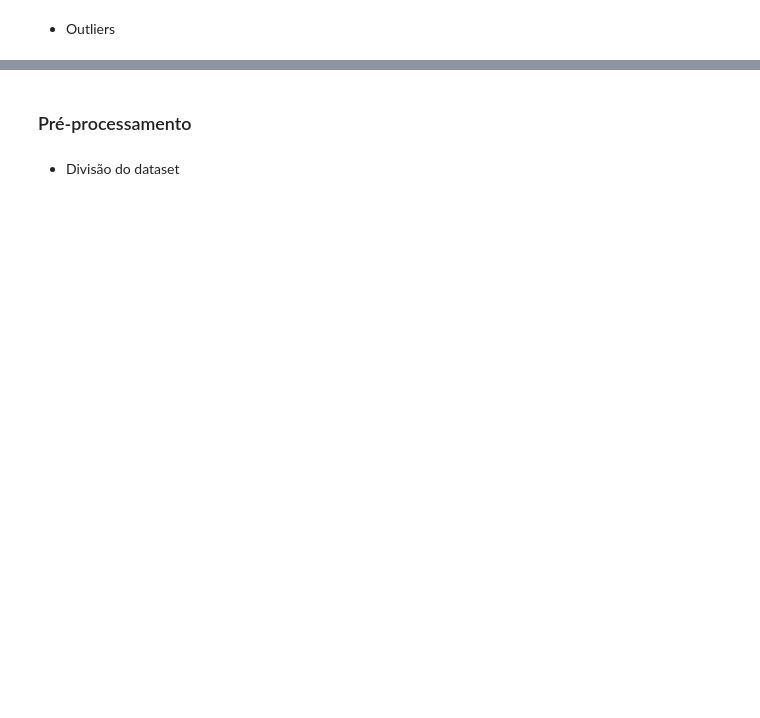
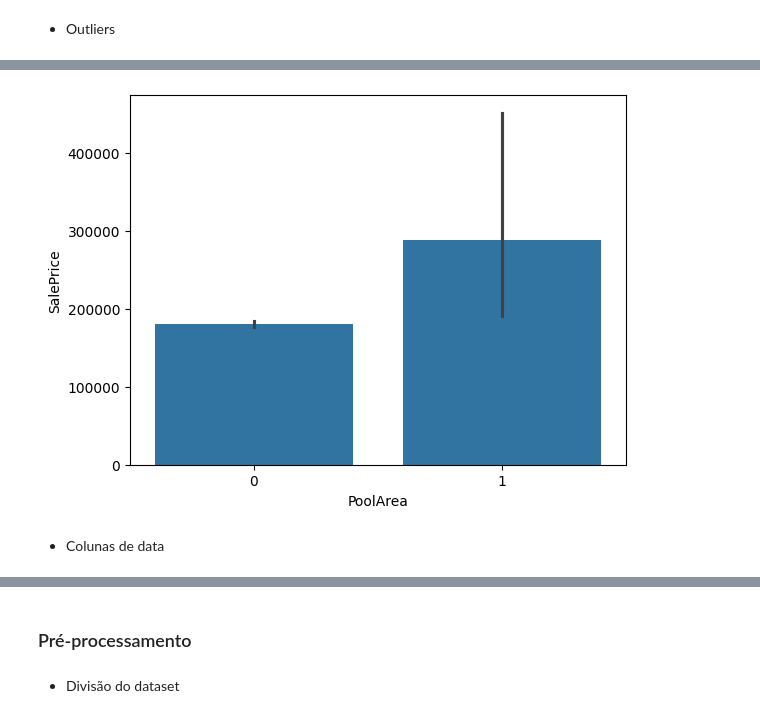
Before and after one commit to FranciscoPGuimaraes/house-prices-advanced-regression-techniques, a Jupyter notebook: notebook.ipynb, the cells around one changed output, grey strips where cells are left out. Saved outputs shown, nothing was run; the diff lists cells and outputs as text; code cells hidden in the pictures; blank space fills up the shorter version.

```diff
--- a/notebook.ipynb
+++ b/notebook.ipynb
@@ -218,0 +215,7 @@ As colunas ScreenPorch e EnclosedPorch tem na maioria valores nulos, para melhor
+# %%
+sns.barplot(houses, x="PoolArea", y="SalePrice")
+plt.show()
+# %% [output]
+[figure, added]
+# %% [markdown]
+- Colunas de data
```
Also changed, not shown: parts of 56 cells of this notebook, 2 other files.
